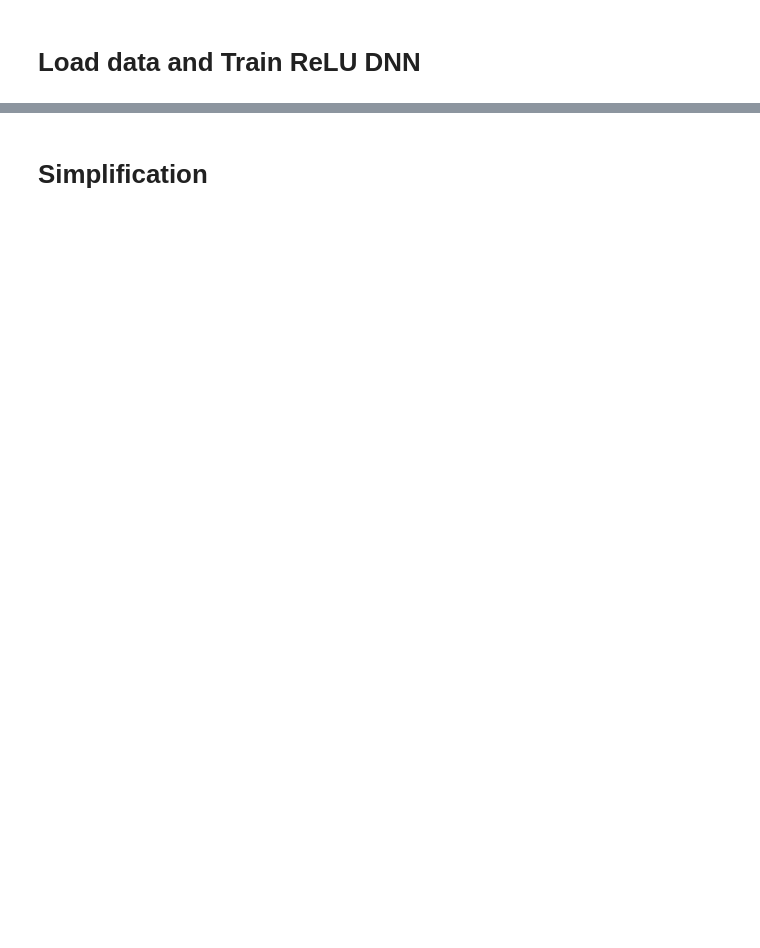
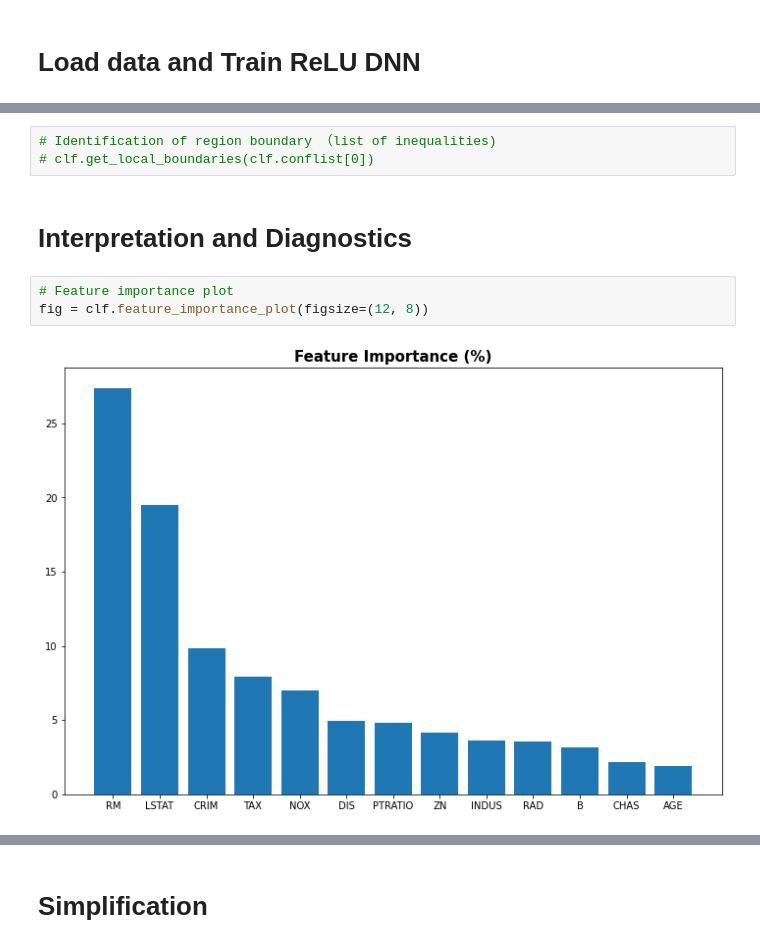
Before and after one commit to SelfExplainML/Aletheia, a Jupyter notebook: examples/BostonHouse.ipynb, the cells around one changed output, grey strips where cells are left out. Cells and saved outputs as stored; diff of their text form; blank space fills up the shorter version.

```diff
--- a/examples/BostonHouse.ipynb
+++ b/examples/BostonHouse.ipynb
@@ -54,0 +103,10 @@ fig = clf.pair_plot([6, 13, 1, 10], nllms=60, offdiagsmooth=True)
+# %%
+# Identification of region boundary （list of inequalities)
+# clf.get_local_boundaries(clf.conflist[0])
+# %% [markdown]
+# Interpretation and Diagnostics
+# %%
+# Feature importance plot
+fig = clf.feature_importance_plot(figsize=(12, 8))
+# %% [output]
+[figure, added]
```
Also changed, not shown: parts of 38 cells of this notebook, 1 other file.
